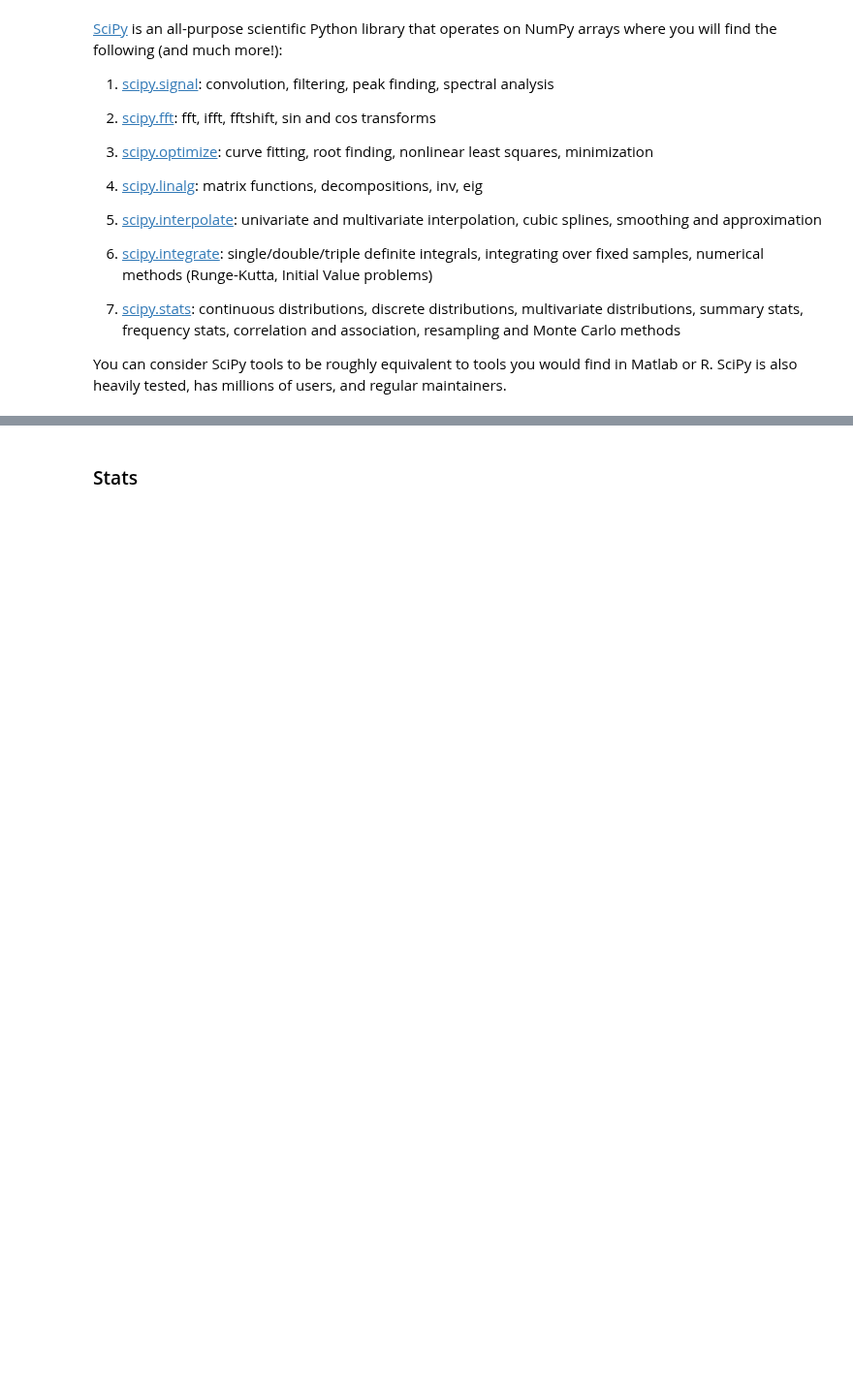
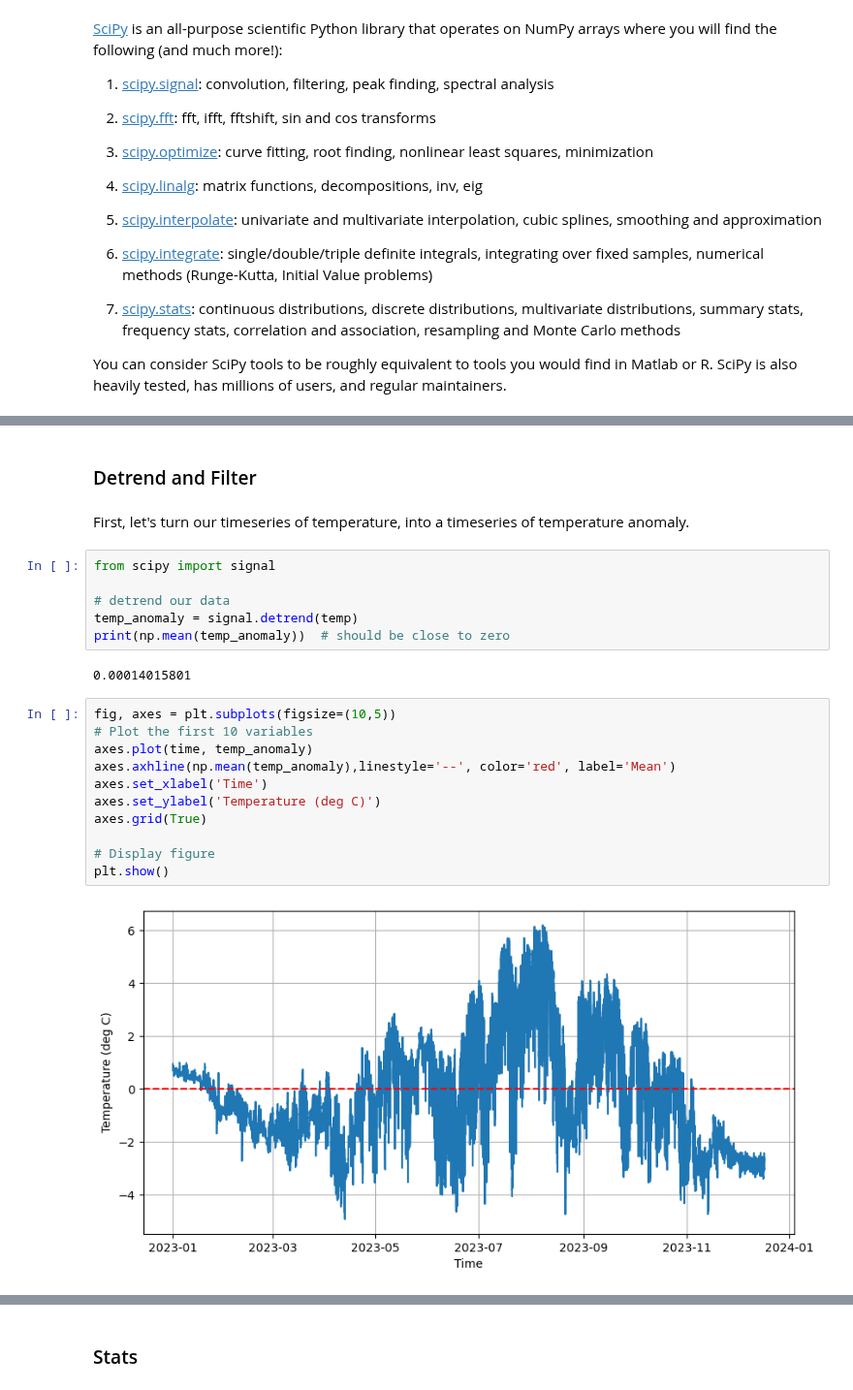
Before and after one commit to eldavenport/SIO-PythonEarthScience, a Jupyter notebook: docs/in_workshop/python_earth_science/scipy.ipynb, the cells around one changed output, grey strips where cells are left out. Shown at 97% size. Drawn from its saved outputs; the diff is of its cells as text; blank space fills up the shorter version.

```diff
--- a/docs/in_workshop/python_earth_science/scipy.ipynb
+++ b/docs/in_workshop/python_earth_science/scipy.ipynb
@@ -59,0 +58,25 @@ Determinant: -2.0
+# %% [markdown]
+### Detrend and Filter
+# %% [markdown]
+First, let's turn our timeseries of temperature, into a timeseries of temperature anomaly.
+# %%
+from scipy import signal
+
+# detrend our data
+temp_anomaly = signal.detrend(temp)
+print(np.mean(temp_anomaly))  # should be close to zero
+# %% [output]
+0.00014015801
+# %%
+fig, axes = plt.subplots(figsize=(10,5))
+# Plot the first 10 variables
+axes.plot(time, temp_anomaly)
+axes.axhline(np.mean(temp_anomaly),linestyle='--', color='red', label='Mean')
+axes.set_xlabel('Time')
+axes.set_ylabel('Temperature (deg C)')
+axes.grid(True)
+
+# Display figure
+plt.show()
+# %% [output]
+[figure, added]
```
Also changed, not shown: parts of 21 cells of this notebook, 1 other file.
